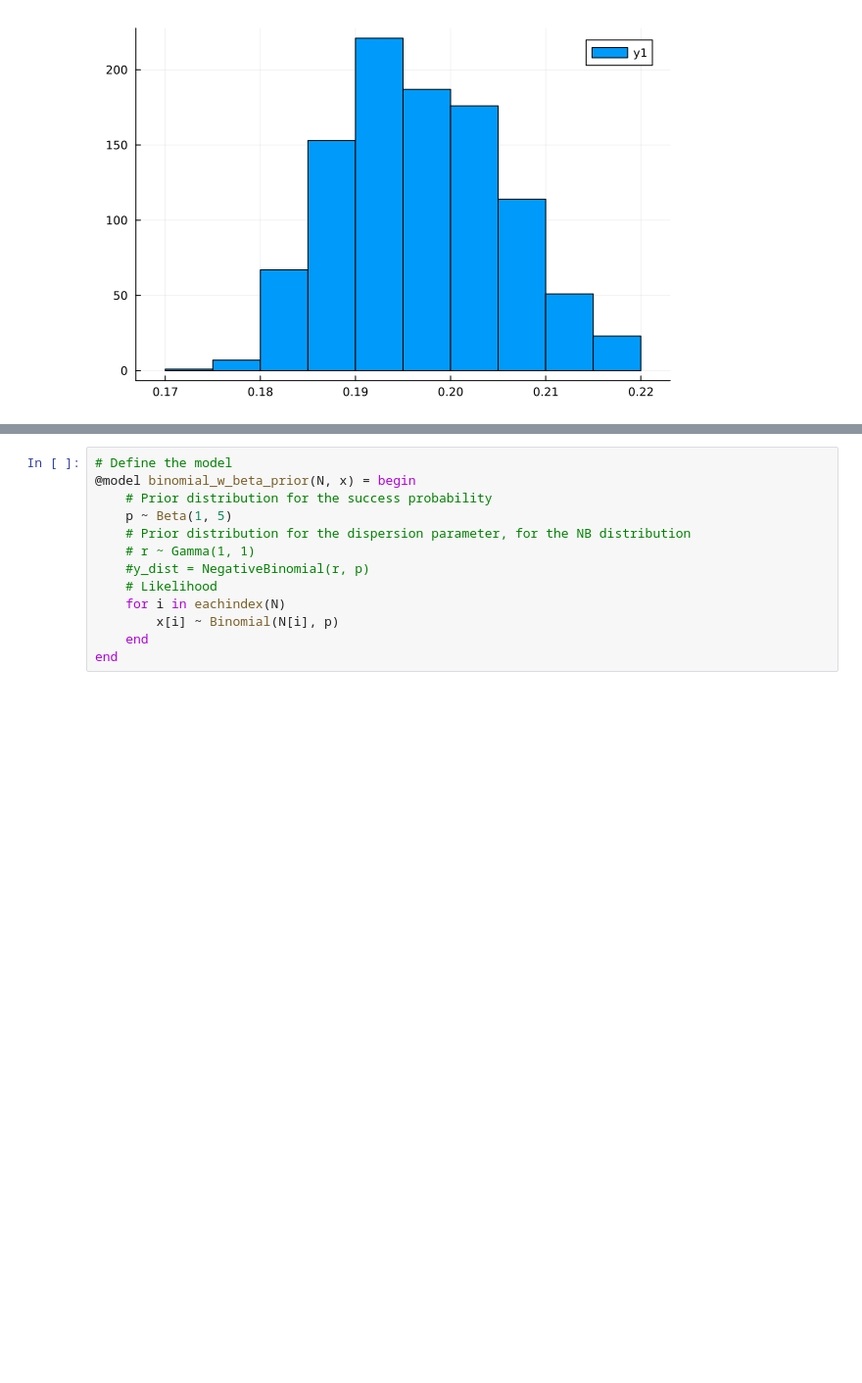
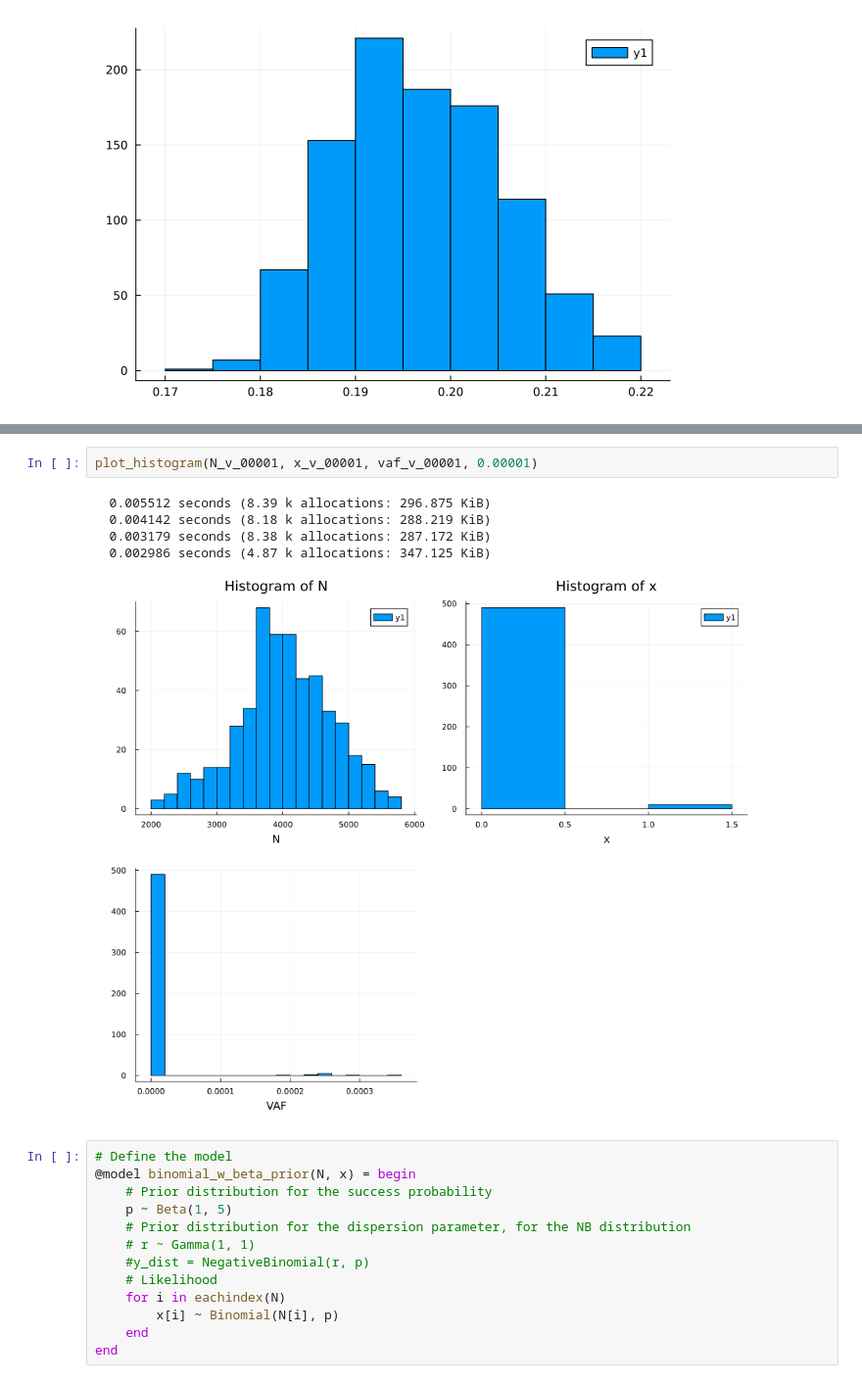
Before and after one commit to polyactis/julia-prob-programming, a Jupyter notebook: Turing-Quickstart-Beta-Bernoulli.ipynb, the cells around one changed output, grey strips where cells are left out. Shown at 98% size. Cells and saved outputs as stored; diff of their text form; blank space fills up the shorter version.

```diff
--- a/Turing-Quickstart-Beta-Bernoulli.ipynb
+++ b/Turing-Quickstart-Beta-Bernoulli.ipynb
@@ -500,3 +529,11 @@ plot(h1, h2, h_of_vaf_v, layout=(2,2), left_margin=5*Plots.mm, bottom_margin=5*P
+# %%
+plot_histogram(N_v_00001, x_v_00001, vaf_v_00001, 0.00001)
+# %% [output]
+  0.005512 seconds (8.39 k allocations: 296.875 KiB)
+  0.004142 seconds (8.18 k allocations: 288.219 KiB)
+  0.003179 seconds (8.38 k allocations: 287.172 KiB)
+  0.002986 seconds (4.87 k allocations: 347.125 KiB)
+[figure, added]
 # %%
 # Define the model
 @model binomial_w_beta_prior(N, x) = begin
```
Also changed, not shown: parts of 33 cells of this notebook.
